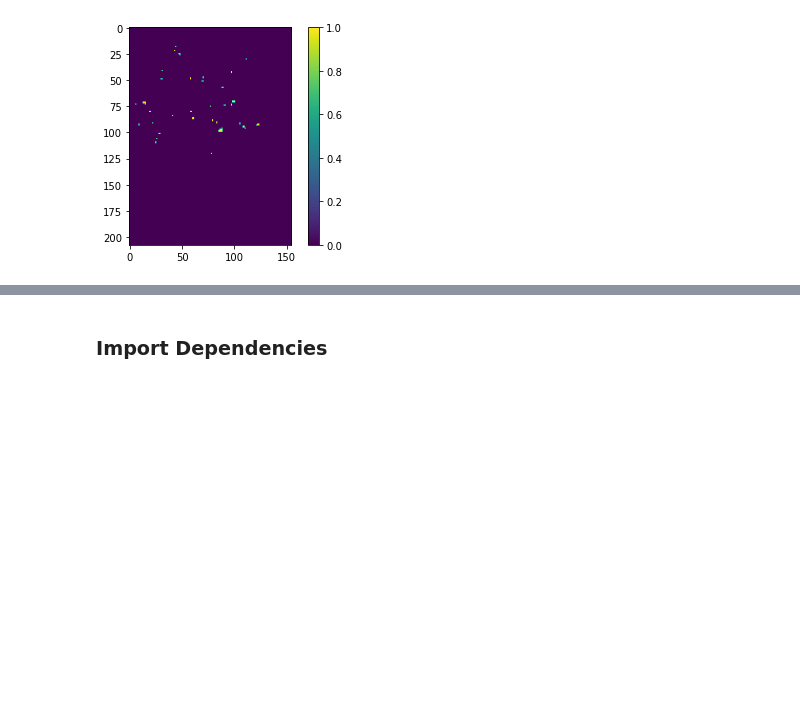
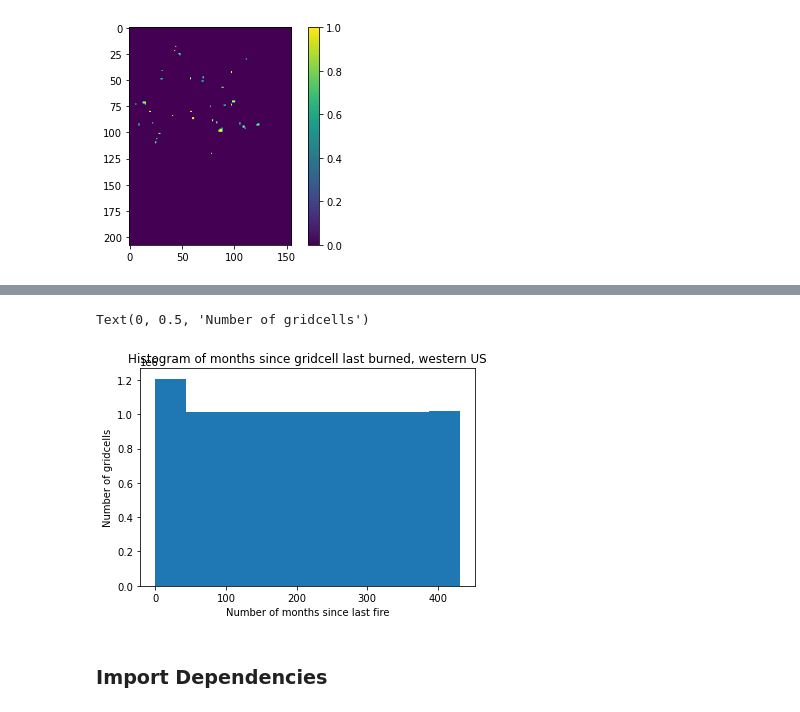
Before and after one commit to JianingFang/FireML_Submission, a Jupyter notebook: script/Susceptibility/Preprocessing.ipynb, the cells around one changed output, grey strips where cells are left out. Cells and saved outputs as stored; diff of their text form; code cells hidden in the pictures; blank space fills up the shorter version.

```diff
--- a/script/Susceptibility/Preprocessing.ipynb
+++ b/script/Susceptibility/Preprocessing.ipynb
@@ -237,3 +150,45 @@ fig.colorbar(this)
+# %%
+# burnno_mo captures conditionally how many months since the last time the gridcell burned.
+# 1 = gricell did not burn
+# 0 = gricell burned
+burnno_mo = (burnarea==0).astype(int)
+
+# extract dimension info
+time = burnno_mo.time
+X = burnno_mo.X
+Y = burnno_mo.Y
+
+# initialize storage
+return_months = np.zeros((len(time), len(Y), len(X))) # empty storage for years since the last fire
+
+# iterate
+index = 1
+for year in burnno_mo.time[index:]:
+    tmp_thismo = burnno_mo.isel(time=index) # 2d DataArray
+    tmp_prevmo = return_months[index-1] # last year's burn info
+    tmp_return = tmp_thismo + tmp_prevmo # add new year
+    tmp_return = tmp_return.where(tmp_thisyr>0, other=0) # if a fire burned, reset the counter with 0
+    return_months[index] = tmp_return # store this memory
+    index+=1
+
+# transform into a xarray DataArray
+return_months = xr.DataArray(data=return_months,
+                            dims=['time','Y','X'],
+                            coords=dict(X=X, Y=Y, time=time),
+                            attrs=dict(
+                                description='Time since gridcell last burned',
+                                units='months'
+                            ))
+return_months = return_months.where(maskUS) # put NaN outside western US border
+# %%
+fig, ax = plt.subplots()
+ax.hist(np.ndarray.flatten(return_months.values))
+ax.set_title('Histogram of months since gridcell last burned, western US')
+ax.set_xlabel('Number of months since last fire')
+ax.set_ylabel('Number of gridcells')
+# %% [output]
+Text(0, 0.5, 'Number of gridcells')
+[figure, added]
 # %% [markdown]
 ### Import Dependencies
 # %%
```
Also changed, not shown: parts of 15 cells of this notebook.
